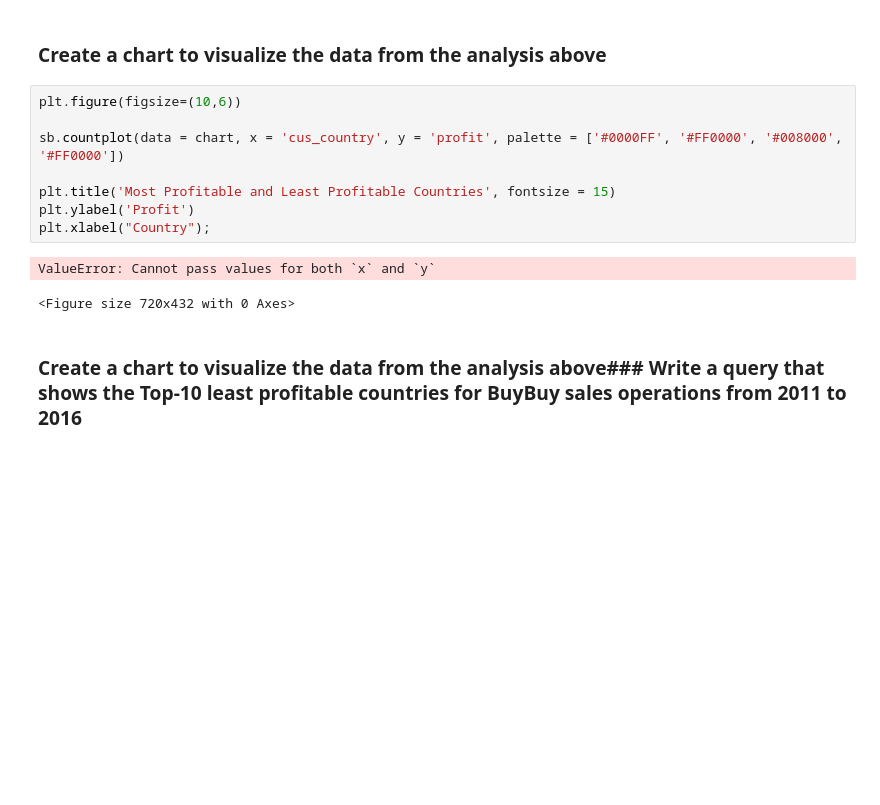
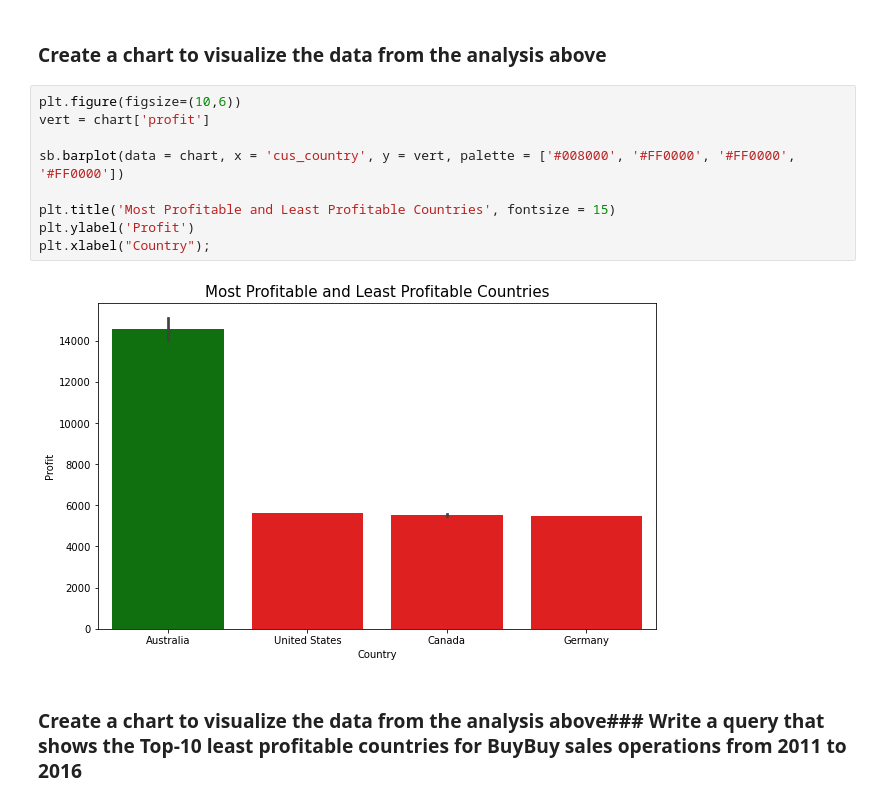
Before and after one commit to LemmyFee/Code-Your-Way-Up, a Jupyter notebook: buybuy_sales.ipynb, the cells around one changed output. Drawn from its saved outputs; the diff is of its cells as text; blank space fills up the shorter version.

Commit message:
fix - Adjust plot type
Change  plot type from count plot to bar plot

```diff
--- a/buybuy_sales.ipynb
+++ b/buybuy_sales.ipynb
@@ -323,15 +323,15 @@ chart
 ###  Create a chart to visualize the data from the analysis above
 # %%
 plt.figure(figsize=(10,6))
+vert = chart['profit']
 
-sb.countplot(data = chart, x = 'cus_country', y = 'profit', palette = ['#0000FF', '#FF0000', '#008000', '#FF0000'])
+sb.barplot(data = chart, x = 'cus_country', y = vert, palette = ['#008000', '#FF0000', '#FF0000', '#FF0000'])
 
 plt.title('Most Profitable and Least Profitable Countries', fontsize = 15)
 plt.ylabel('Profit')
 plt.xlabel("Country");
 # %% [output]
-ValueError: Cannot pass values for both `x` and `y`
-<Figure size 720x432 with 0 Axes>
+[figure, added]
 # %% [markdown]
 ###  Create a chart to visualize the data from the analysis above### Write a query that shows the Top-10 least profitable countries for BuyBuy sales operations from 2011 to 2016
 # %%
```
Also changed, not shown: parts of 2 cells of this notebook.
